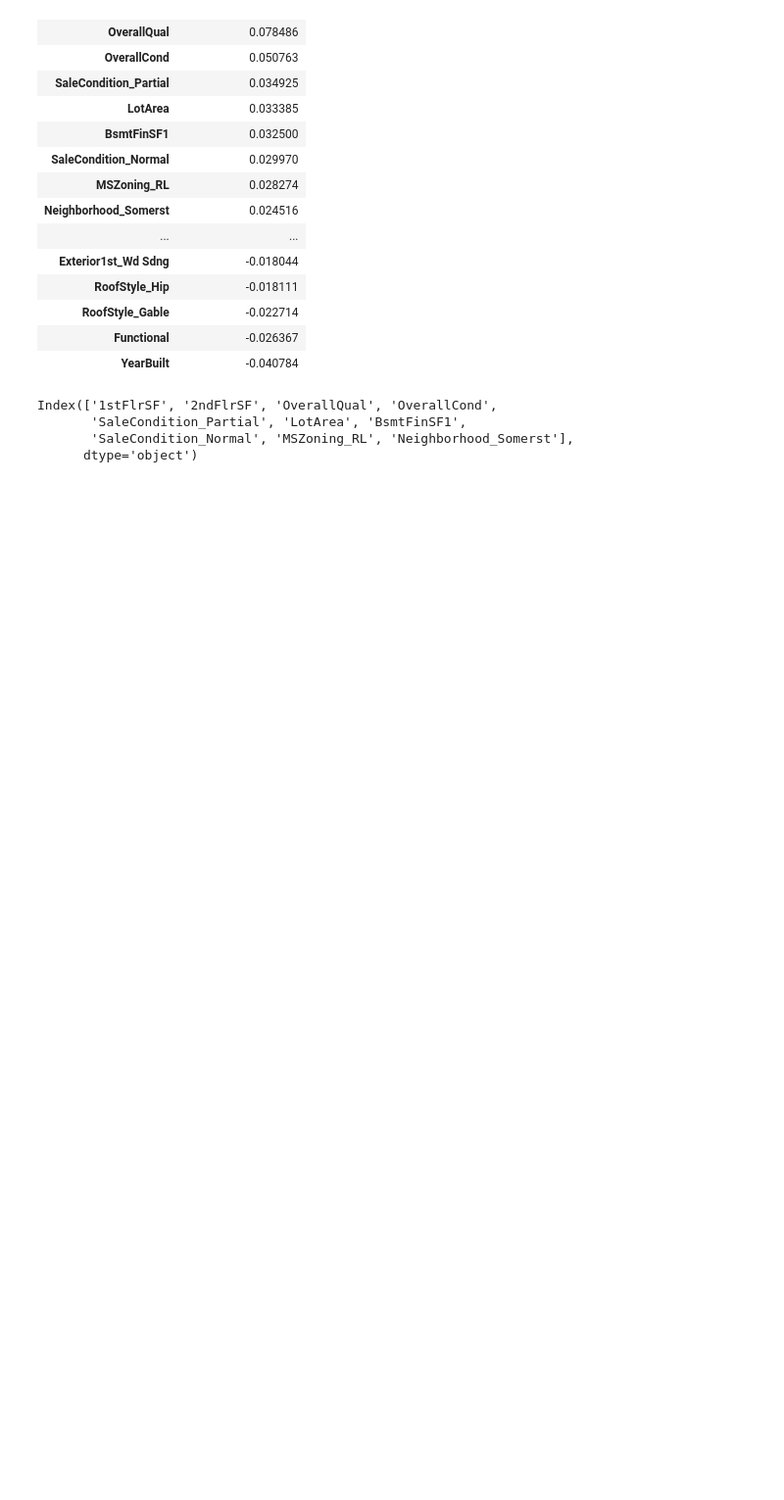
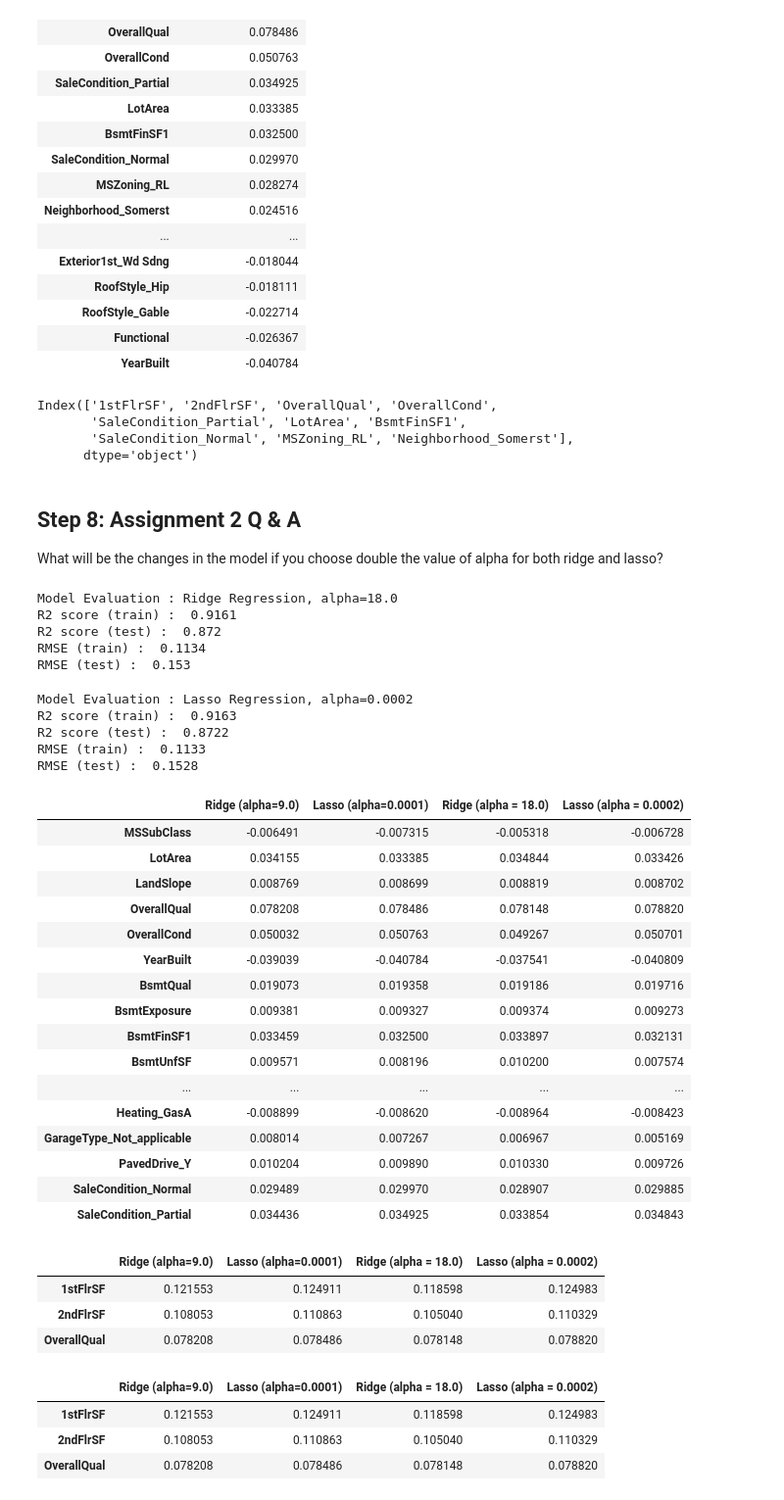
Before and after one commit to samrich76/Advanced-Regression-Assignment, a Jupyter notebook: Australian_market_Predict.ipynb, the cells around one changed output. Shown at 98% size. Drawn from its saved outputs; the diff is of its cells as text; code cells hidden in the pictures; blank space fills up the shorter version.

```diff
--- a/Australian_market_Predict.ipynb
+++ b/Australian_market_Predict.ipynb
@@ -1229,3 +1229,81 @@ Index(['1stFlrSF', '2ndFlrSF', 'OverallQual', 'OverallCond',
        'SaleCondition_Partial', 'LotArea', 'BsmtFinSF1',
        'SaleCondition_Normal', 'MSZoning_RL', 'Neighborhood_Somerst'],
       dtype='object')
+# %% [markdown]
+## Step 8: Assignment 2 Q & A
+
+What will be the changes in the model if you choose double the value of alpha for both ridge and lasso?
+# %%
+# Model Building
+ridge_model = Ridge(alpha=18.0)
+ridge_model.fit(X_train_rfe, y_train)
+
+# Predicting
+y_train_pred = ridge_model.predict(X_train_rfe)
+y_test_pred = ridge_model.predict(X_test_rfe)
+
+print("Model Evaluation : Ridge Regression, alpha=18.0")
+print('R2 score (train) : ',round(r2_score(y_train,y_train_pred), 4))
+print('R2 score (test) : ',round(r2_score(y_test,y_test_pred), 4))
+print('RMSE (train) : ', round(np.sqrt(mean_squared_error(y_train, y_train_pred)), 4))
+print('RMSE (test) : ', round(np.sqrt(mean_squared_error(y_test, y_test_pred)), 4))
+# %% [output]
+Model Evaluation : Ridge Regression, alpha=18.0
+R2 score (train) :  0.9161
+R2 score (test) :  0.872
+RMSE (train) :  0.1134
+RMSE (test) :  0.153
+# %%
+lasso_model = Lasso(alpha=0.0002)
+lasso_model.fit(X_train_rfe, y_train)
+y_train_pred = lasso_model.predict(X_train_rfe)
+y_test_pred = lasso_model.predict(X_test_rfe)
+
+print("Model Evaluation : Lasso Regression, alpha=0.0002")
+print('R2 score (train) : ',round(r2_score(y_train,y_train_pred), 4))
+print('R2 score (test) : ',round(r2_score(y_test,y_test_pred), 4))
+print('RMSE (train) : ', round(np.sqrt(mean_squared_error(y_train, y_train_pred)), 4))
+print('RMSE (test) : ', round(np.sqrt(mean_squared_error(y_test, y_test_pred)), 4))
+# %% [output]
+Model Evaluation : Lasso Regression, alpha=0.0002
+R2 score (train) :  0.9163
+R2 score (test) :  0.8722
+RMSE (train) :  0.1133
+RMSE (test) :  0.1528
+# %%
+model_coefficients['Ridge (alpha = 18.0)'] = ridge_model.coef_
+model_coefficients['Lasso (alpha = 0.0002)'] = lasso_model.coef_
+pd.set_option('display.max_rows', None)
+model_coefficients
+# %% [output]
+|  | Ridge (alpha=9.0) | Lasso (alpha=0.0001) | Ridge (alpha = 18.0) | Lasso (alpha = 0.0002) |
+| MSSubClass | -0.006491 | -0.007315 | -0.005318 | -0.006728 |
+| LotArea | 0.034155 | 0.033385 | 0.034844 | 0.033426 |
+| LandSlope | 0.008769 | 0.008699 | 0.008819 | 0.008702 |
+| OverallQual | 0.078208 | 0.078486 | 0.078148 | 0.078820 |
+| OverallCond | 0.050032 | 0.050763 | 0.049267 | 0.050701 |
+| YearBuilt | -0.039039 | -0.040784 | -0.037541 | -0.040809 |
+| BsmtQual | 0.019073 | 0.019358 | 0.019186 | 0.019716 |
+| BsmtExposure | 0.009381 | 0.009327 | 0.009374 | 0.009273 |
+| BsmtFinSF1 | 0.033459 | 0.032500 | 0.033897 | 0.032131 |
+| BsmtUnfSF | 0.009571 | 0.008196 | 0.010200 | 0.007574 |
+| ... | ... | ... | ... | ... |
+| Heating_GasA | -0.008899 | -0.008620 | -0.008964 | -0.008423 |
+| GarageType_Not_applicable | 0.008014 | 0.007267 | 0.006967 | 0.005169 |
+| PavedDrive_Y | 0.010204 | 0.009890 | 0.010330 | 0.009726 |
+| SaleCondition_Normal | 0.029489 | 0.029970 | 0.028907 | 0.029885 |
+| SaleCondition_Partial | 0.034436 | 0.034925 | 0.033854 | 0.034843 |
+# %%
+model_coefficients.sort_values(by='Lasso (alpha = 0.0002)', ascending=False).head(3)
+# %% [output]
+|  | Ridge (alpha=9.0) | Lasso (alpha=0.0001) | Ridge (alpha = 18.0) | Lasso (alpha = 0.0002) |
+| 1stFlrSF | 0.121553 | 0.124911 | 0.118598 | 0.124983 |
+| 2ndFlrSF | 0.108053 | 0.110863 | 0.105040 | 0.110329 |
+| OverallQual | 0.078208 | 0.078486 | 0.078148 | 0.078820 |
+# %%
+model_coefficients.sort_values(by='Ridge (alpha = 18.0)', ascending=False).head(3)
+# %% [output]
+|  | Ridge (alpha=9.0) | Lasso (alpha=0.0001) | Ridge (alpha = 18.0) | Lasso (alpha = 0.0002) |
+| 1stFlrSF | 0.121553 | 0.124911 | 0.118598 | 0.124983 |
+| 2ndFlrSF | 0.108053 | 0.110863 | 0.105040 | 0.110329 |
+| OverallQual | 0.078208 | 0.078486 | 0.078148 | 0.078820 |
```
Also changed, not shown: parts of 10 cells of this notebook, 1 other file.
